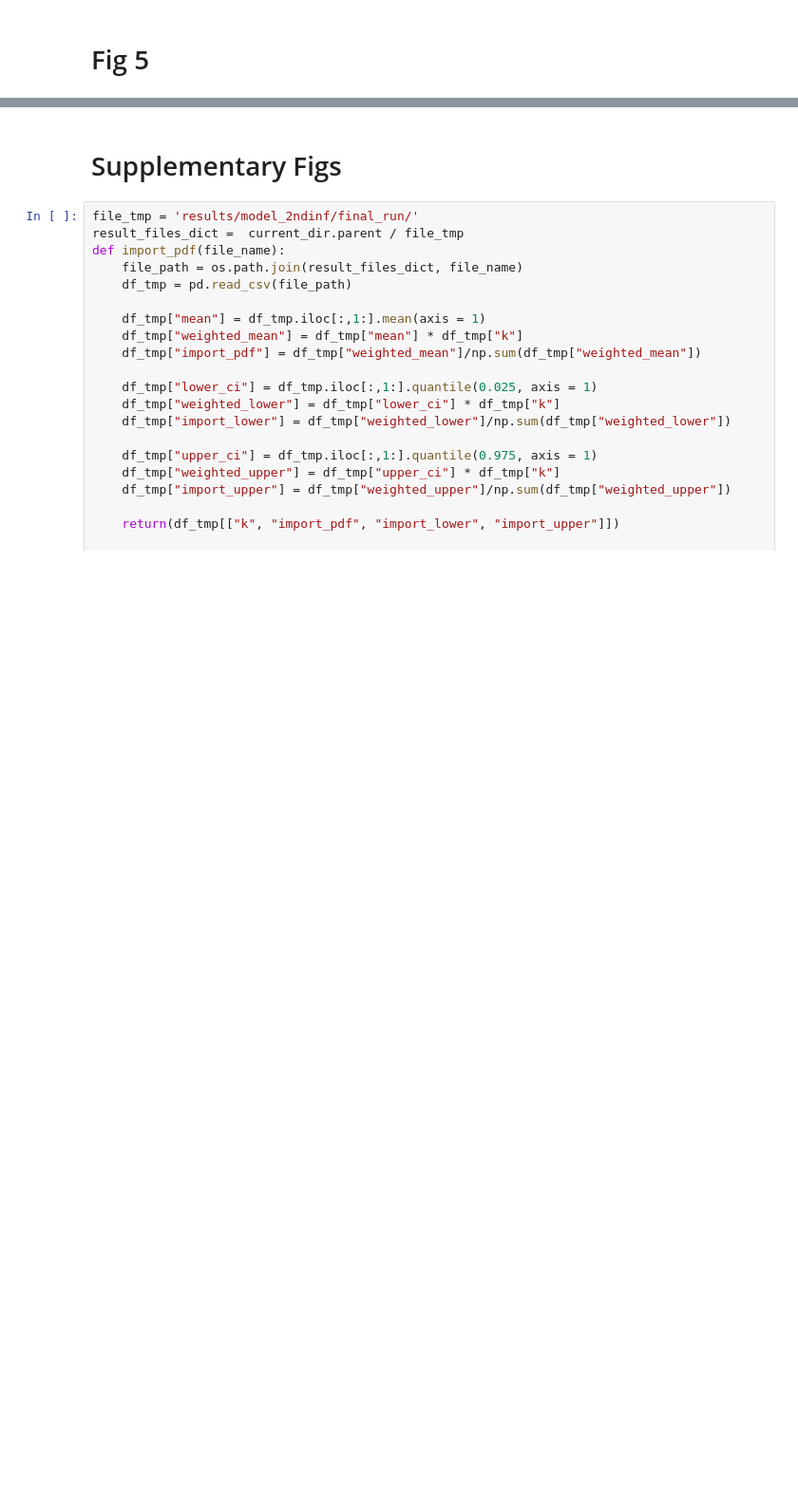
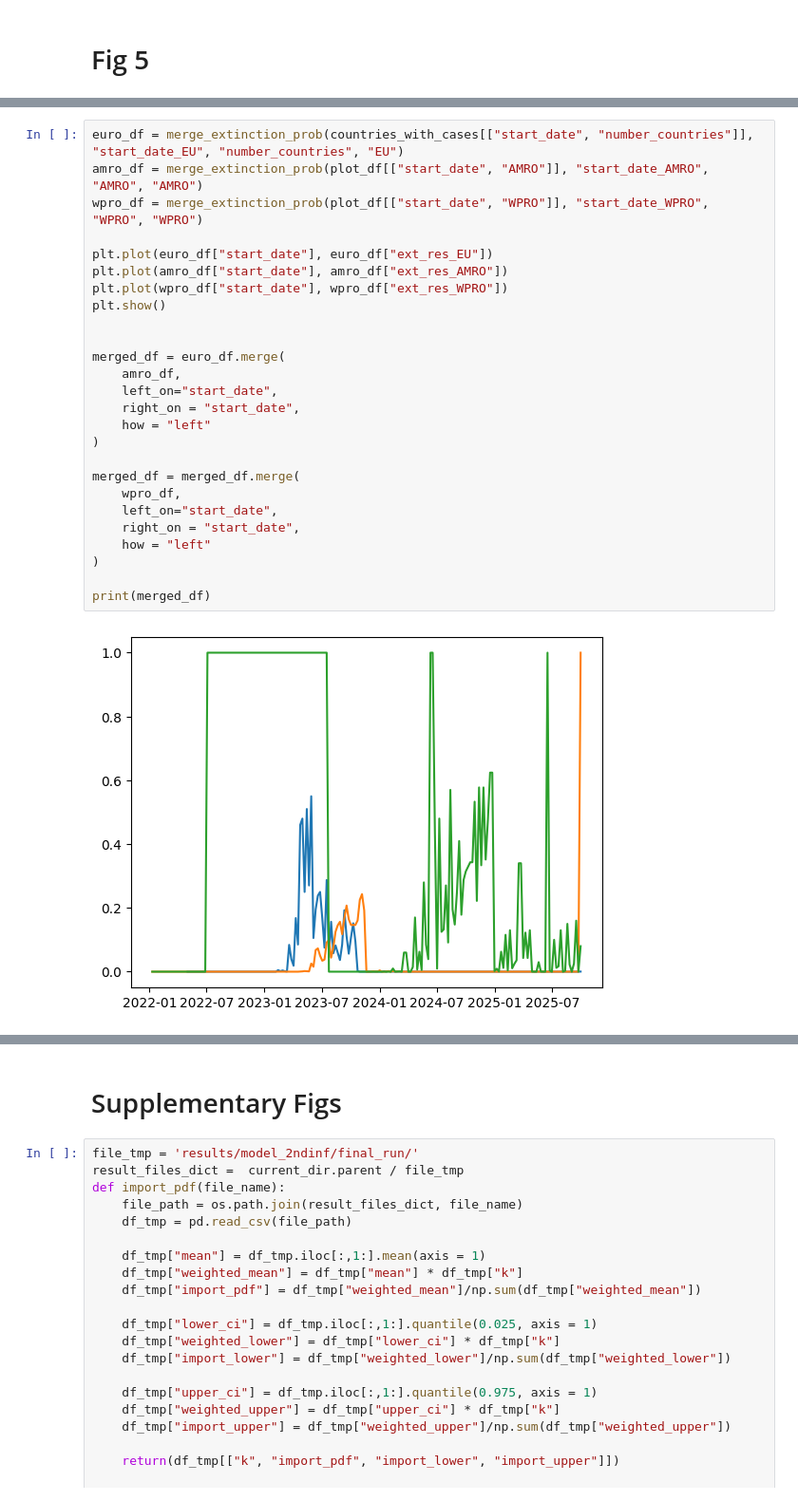
Before and after one commit to KleistLab/MPoxAfter2022, a Jupyter notebook: notebooks/figures.ipynb, the cells around one changed output, grey strips where cells are left out. Shown at 95% size. Cells and saved outputs as stored; diff of their text form; blank space fills up the shorter version.

```diff
--- a/notebooks/figures.ipynb
+++ b/notebooks/figures.ipynb
@@ -2087,0 +2111,28 @@ DATE
+# %%
+euro_df = merge_extinction_prob(countries_with_cases[["start_date", "number_countries"]], "start_date_EU", "number_countries", "EU")
+amro_df = merge_extinction_prob(plot_df[["start_date", "AMRO"]], "start_date_AMRO", "AMRO", "AMRO")
+wpro_df = merge_extinction_prob(plot_df[["start_date", "WPRO"]], "start_date_WPRO", "WPRO", "WPRO")
+
+plt.plot(euro_df["start_date"], euro_df["ext_res_EU"])
+plt.plot(amro_df["start_date"], amro_df["ext_res_AMRO"])
+plt.plot(wpro_df["start_date"], wpro_df["ext_res_WPRO"])
+plt.show()
+
+
+merged_df = euro_df.merge(
+    amro_df,
+    left_on="start_date",
+    right_on = "start_date",
+    how = "left"
+)
+
+merged_df = merged_df.merge(
+    wpro_df,
+    left_on="start_date",
+    right_on = "start_date",
+    how = "left"
+)
+
+print(merged_df)
+# %% [output]
+[figure, added]
```
Also changed, not shown: parts of 16 cells of this notebook, 4 other files.
